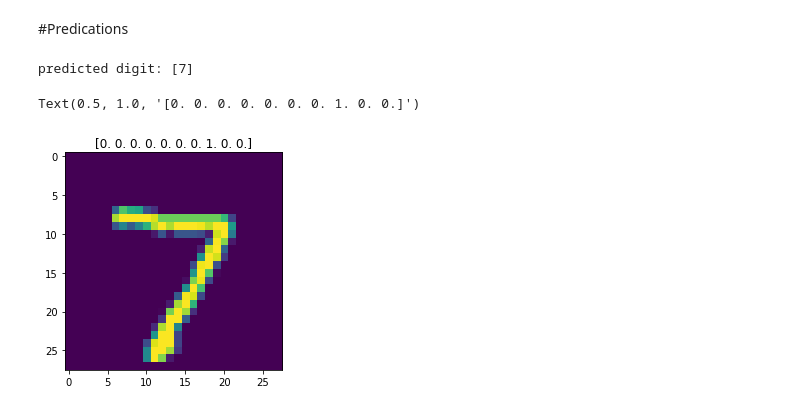
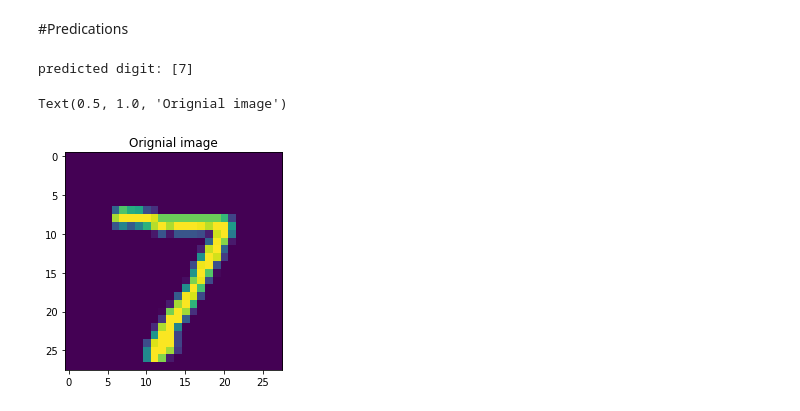
Before and after one commit to kamranjaved/Workshop-on-AI-and-Hand-on-training, a Jupyter notebook: Images Classification using Custom ANN/MNIST Classification using Custom ANN.ipynb, the cells around one changed output. Drawn from its saved outputs; the diff is of its cells as text; code cells hidden in the pictures.

```diff
--- a/Images Classification using Custom ANN/MNIST Classification using Custom ANN.ipynb
+++ b/Images Classification using Custom ANN/MNIST Classification using Custom ANN.ipynb
@@ -182,13 +184,11 @@ Test accuracy: 0.9314000010490417
 # %%
 img=X_test[0]
 img = img.reshape(1, 784)
 prediction = model.predict_classes(img)
+plt.imshow(X_test[0].reshape((28,28)))
 print("predicted digit:", str(prediction))
+plt.title('Orignial image')
 # %% [output]
 predicted digit: [7]
+Text(0.5, 1.0, 'Orignial image')
+[figure, added]
-# %%
-plt.imshow(img.reshape((28,28)))
-plt.title(y_test[0])
-# %% [output]
-Text(0.5, 1.0, '[0. 0. 0. 0. 0. 0. 0. 1. 0. 0.]')
-[figure, removed]
```
Also changed, not shown: parts of 6 cells of this notebook.
